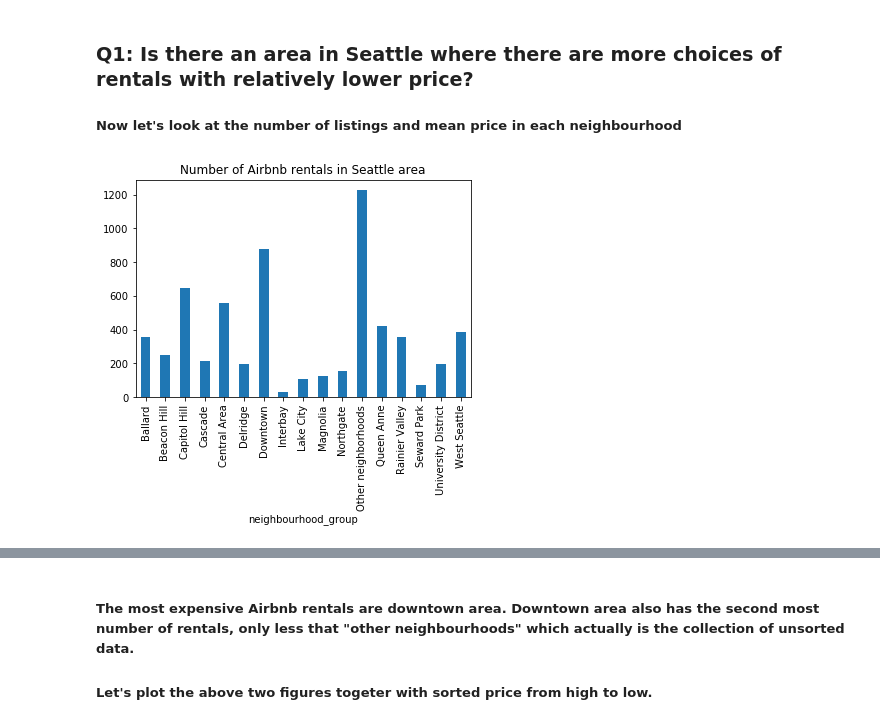
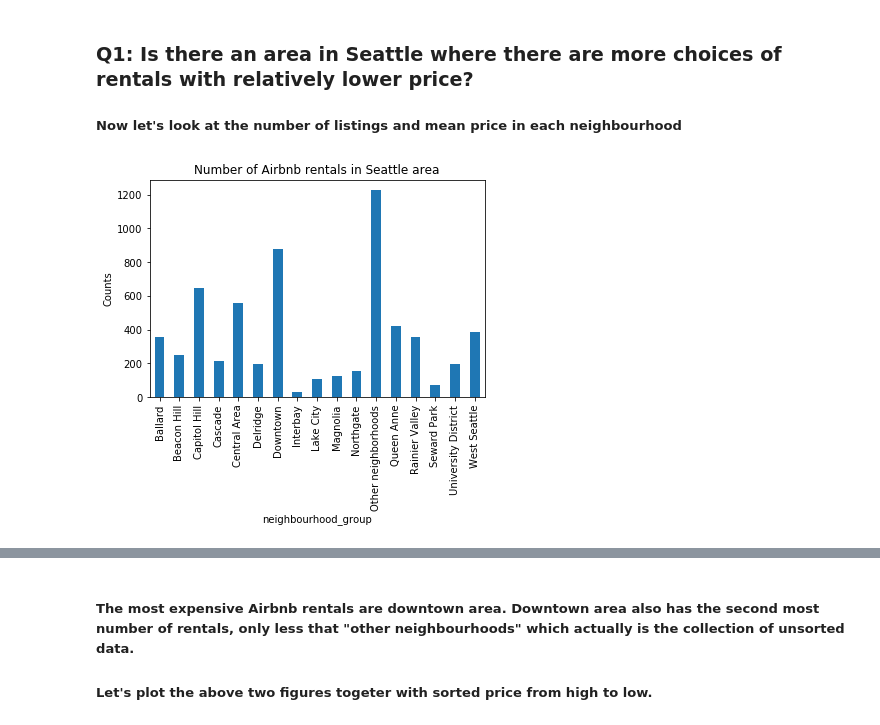
Before and after one commit to texcindy99/Find_My_Favorite_Airbnb_Rental_in_Seattle, a Jupyter notebook: Seattle_Airbnb_Investigation.ipynb, the cells around one changed output, grey strips where cells are left out. Drawn from its saved outputs; the diff is of its cells as text; code cells hidden in the pictures.

```diff
--- a/Seattle_Airbnb_Investigation.ipynb
+++ b/Seattle_Airbnb_Investigation.ipynb
@@ -167,10 +169,11 @@ list.head(3)
 # %%
 # get the number of listing in each neighbourhood
 num_list = list[['id','neighbourhood_group']].groupby('neighbourhood_group').count()
 num_list['id'].plot(kind="bar");
 plt.title("Number of Airbnb rentals in Seattle area");
+plt.ylabel("Counts");
 # %% [output]
-[figure, old version]
+[figure, new version]
 # %%
 # get the number of listing in each neighbourhood
 price_mean = list[['price','neighbourhood_group']].groupby('neighbourhood_group').mean()
```
Also changed, not shown: parts of 8 cells of this notebook.
